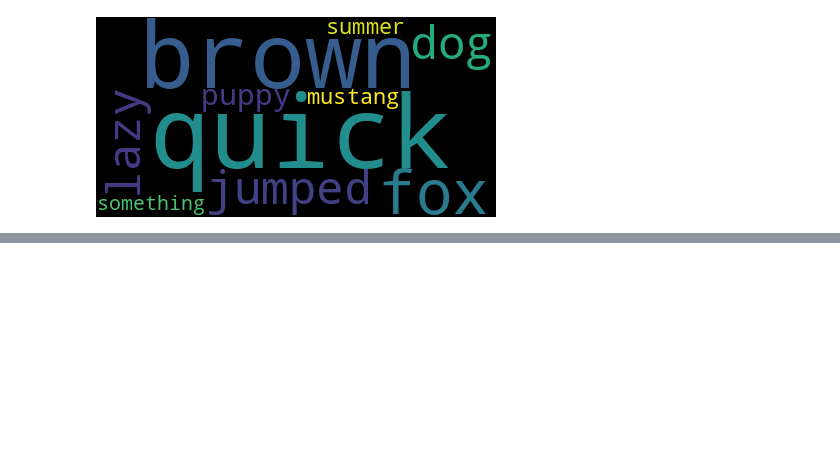
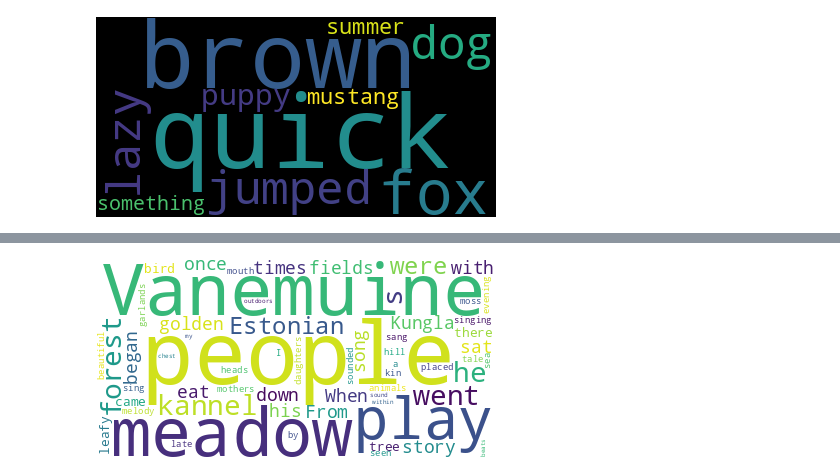
Before and after one commit to hansotTLU/Digihum-Teh_2025-data-visualisation, a Jupyter notebook: notebooks/class_work/week_11.ipynb, the cells around one changed output, grey strips where cells are left out. Drawn from its saved outputs; the diff is of its cells as text; code cells hidden in the pictures; blank space fills up the shorter version.

```diff
--- a/notebooks/class_work/week_11.ipynb
+++ b/notebooks/class_work/week_11.ipynb
@@ -135,0 +142,4 @@ text = urllib.request.urlopen("").read().decode("utf-8")
+# %%
+WordCloud(stopwords=["and", "then", "but", "the", "to", "on", "in", "of"], background_color="white").generate_from_text(text).to_image()
+# %% [output]
+[figure, added]
```
Also changed, not shown: parts of 3 cells of this notebook, 1 other file.
